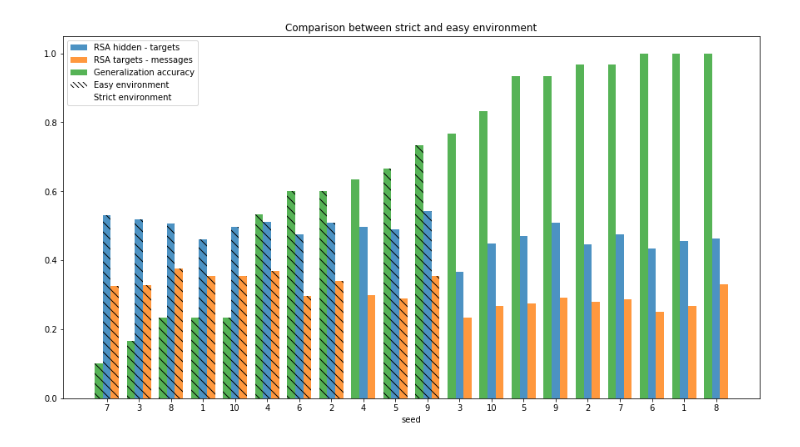
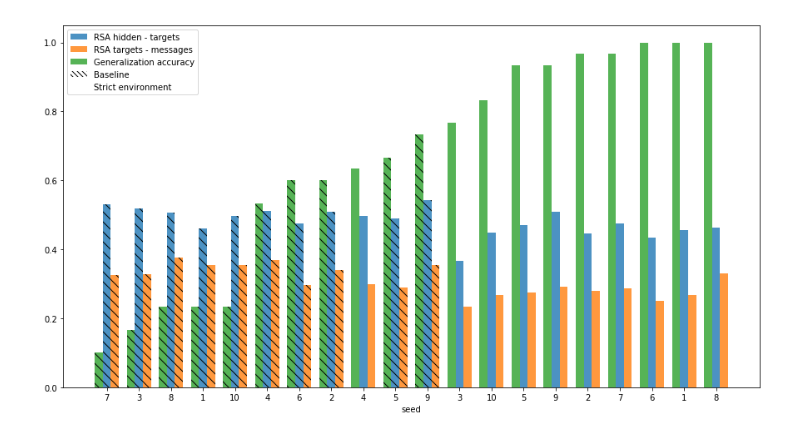
Before and after one commit to OscarLigthart/TopographicSimilarity, a Jupyter notebook: Barplot.ipynb, the cells around one changed output. Drawn from its saved outputs; the diff is of its cells as text; code cells hidden in the pictures.

```diff
--- a/Barplot.ipynb
+++ b/Barplot.ipynb
@@ -130,33 +130,33 @@ messageBar = ax.bar(index+0.25, all_mess, bar_width,
         alpha=0.8,
         label='RSA targets - messages')
 
 genBar = ax.bar(index-0.25, all_gen, bar_width,
         alpha=0.8,
         label='Generalization accuracy')
 
 # give pattern to certain experiment setup
 patterns = ('\\\\')
 for i, bar in enumerate(hiddenBar):
     if all_type[i]:
         hiddenBar[i].set_hatch(patterns)
         messageBar[i].set_hatch(patterns)
         genBar[i].set_hatch(patterns)
 
-plt.title('Comparison between strict and easy environment')
+#plt.title('Comparison between strict and easy environment')
 
 plt.xlabel('seed')
 plt.xticks(index, tuple([i for i in seeds]))
 
 handles = []
 # manually define a legend
 handles.append(mpatches.Patch(facecolor=hiddenBar.patches[0].get_facecolor(), label = 'RSA hidden - targets'))
 handles.append(mpatches.Patch(facecolor=messageBar.patches[0].get_facecolor(), label = 'RSA targets - messages'))
 handles.append(mpatches.Patch(facecolor=genBar.patches[0].get_facecolor(), label = 'Generalization accuracy'))
-handles.append(mpatches.Patch(facecolor='white', hatch=r'\\\\', label='Easy environment'))
+handles.append(mpatches.Patch(facecolor='white', hatch=r'\\\\', label='Baseline'))
 handles.append(mpatches.Patch(facecolor='white', label='Strict environment'))
 
 plt.legend(handles=handles)
 
 plt.show()
 # %% [output]
-[figure, old version]
+[figure, new version]
```
Also changed, not shown: 11 other files.
